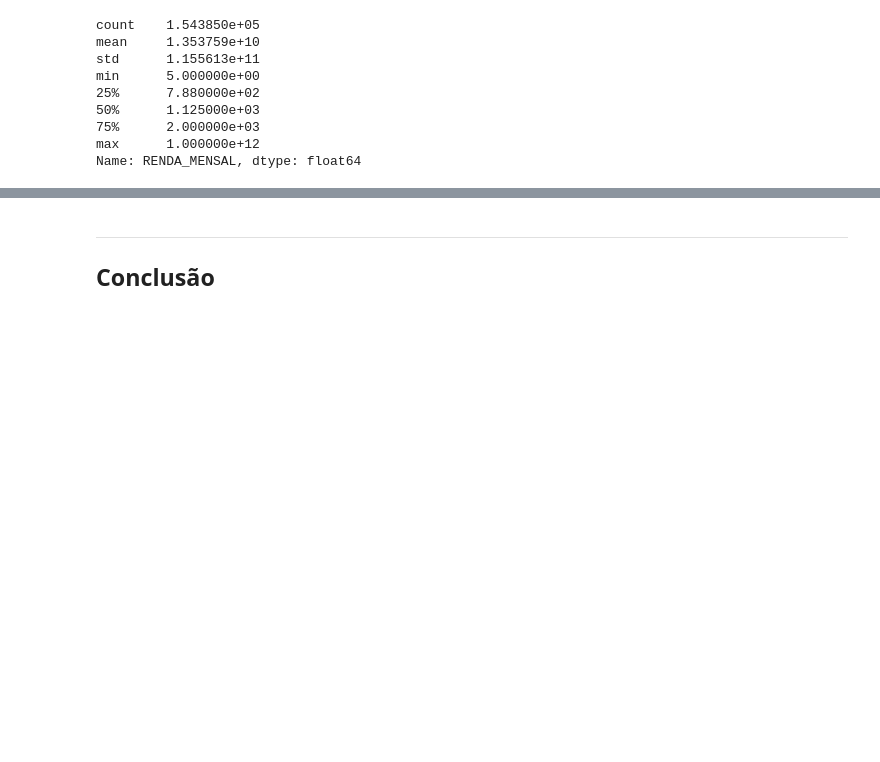
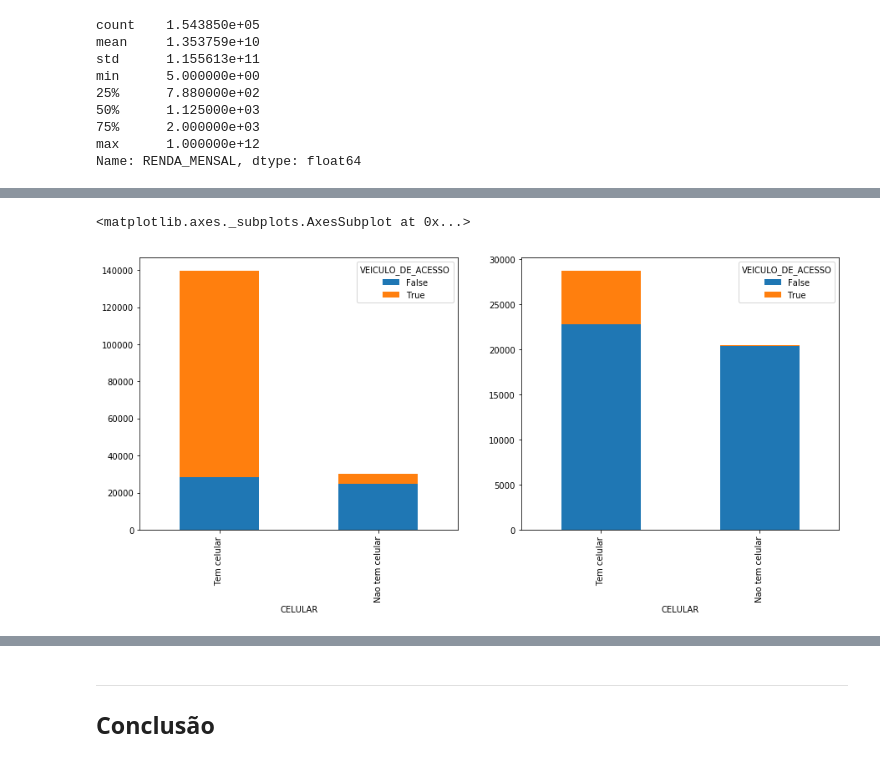
Before and after one commit to Brunoic/DP_CD_1, a Jupyter notebook: Projeto1 Layout (1).ipynb, the cells around one changed output, grey strips where cells are left out. Drawn from its saved outputs; the diff is of its cells as text; code cells hidden in the pictures; blank space fills up the shorter version.

```diff
--- a/Projeto1 Layout (1).ipynb
+++ b/Projeto1 Layout (1).ipynb
@@ -151,0 +162,11 @@ ___
+# %%
+fig, axes = plt.subplots(nrows=1, ncols=2 )
+
+CROSS_NOVOS_CEL = pd.crosstab(DataFrame.CELULAR[DataFrame.IDADE<=40],DataFrame[DataFrame.IDADE<40].VEICULO_DE_ACESSO == "ACESSOU VIA CEL")
+CROSS_NOVOS_CEL.plot(kind="bar",stacked = True,ax = axes[0],figsize = (15,6))
+
+CROSS_VELHOS_CEL = pd.crosstab(DataFrame.CELULAR[DataFrame.IDADE>=60],DataFrame[DataFrame.IDADE>=60].VEICULO_DE_ACESSO == "ACESSOU VIA CEL")
+CROSS_VELHOS_CEL.plot(kind="bar",stacked = True,ax = axes[1],figsize = (15,6))
+# %% [output]
+<matplotlib.axes._subplots.AxesSubplot at 0x...>
+[figure, added]
```
Also changed, not shown: parts of 27 cells of this notebook.
